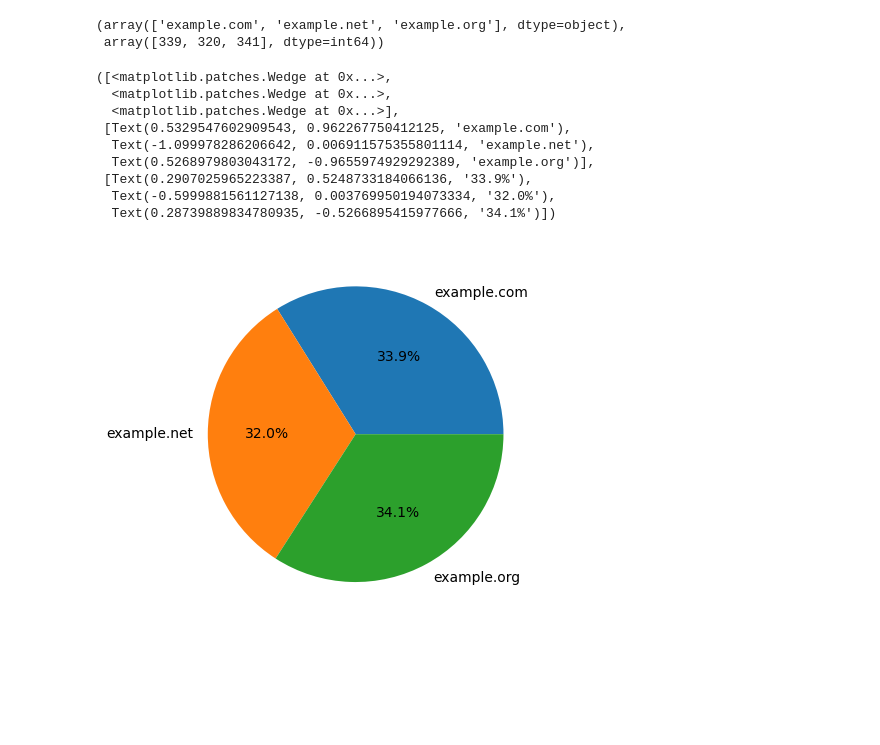
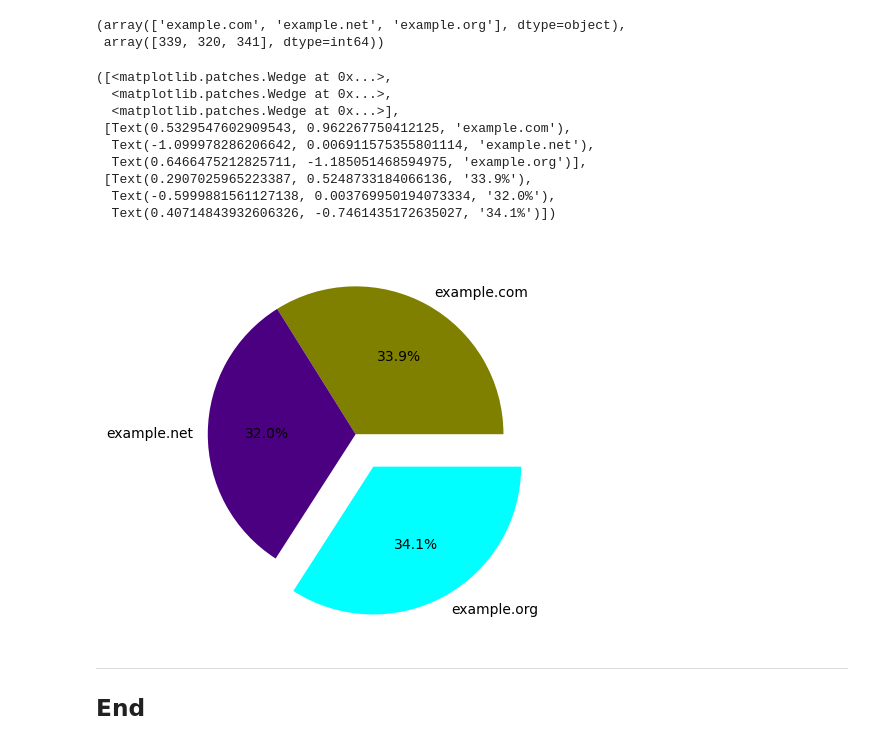
Before and after one commit to FatimaBOliveira/Programming-for-data-analytics, a Jupyter notebook: Assignments/assignment03-pie.ipynb, the cells around one changed output. Drawn from its saved outputs; the diff is of its cells as text; code cells hidden in the pictures; blank space fills up the shorter version.

```diff
--- a/Assignments/assignment03-pie.ipynb
+++ b/Assignments/assignment03-pie.ipynb
@@ -48,19 +40,23 @@ values, counts
 (array(['example.com', 'example.net', 'example.org'], dtype=object),
  array([339, 320, 341], dtype=int64))
 # %%
+explode = (0,0,0.25)
+plt.pie(counts, labels = values, autopct="%1.1f%%", colors=["olive","indigo","cyan"], explode=explode)
+
 # https://www.w3schools.com/python/matplotlib_pie_charts.asp
 # https://matplotlib.org/stable/gallery/pie_and_polar_charts/pie_features.html#sphx-glr-gallery-pie-and-polar-charts-pie-features-py
 # https://matplotlib.org/stable/api/_as_gen/matplotlib.pyplot.pie.html
-
-plt.pie(counts, labels = values, autopct="%1.1f%%")
 # %% [output]
 ([<matplotlib.patches.Wedge at 0x...>,
   <matplotlib.patches.Wedge at 0x...>,
   <matplotlib.patches.Wedge at 0x...>],
  [Text(0.5329547602909543, 0.962267750412125, 'example.com'),
   Text(-1.099978286206642, 0.006911575355801114, 'example.net'),
-  Text(0.5268979803043172, -0.9655974929292389, 'example.org')],
+  Text(0.6466475212825711, -1.185051468594975, 'example.org')],
  [Text(0.2907025965223387, 0.5248733184066136, '33.9%'),
   Text(-0.5999881561127138, 0.003769950194073334, '32.0%'),
-  Text(0.28739889834780935, -0.5266895415977666, '34.1%')])
+  Text(0.40714843932606326, -0.7461435172635027, '34.1%')])
-[figure, old version]
+[figure, new version]
+# %% [markdown]
+____
+## End
```
Also changed, not shown: parts of 6 cells of this notebook, 5 other files.
